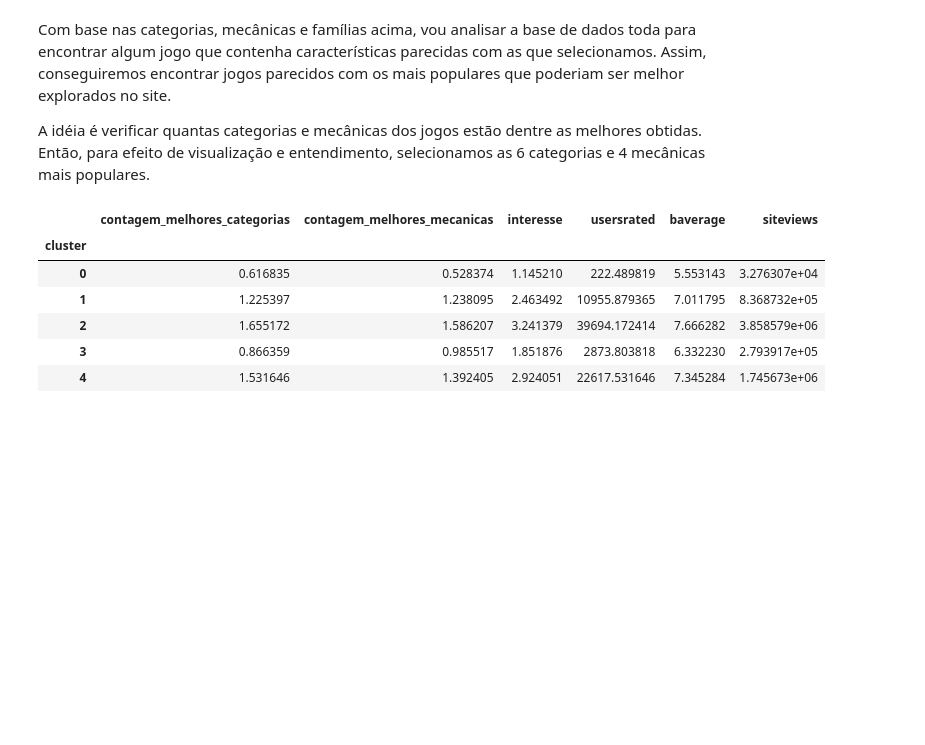
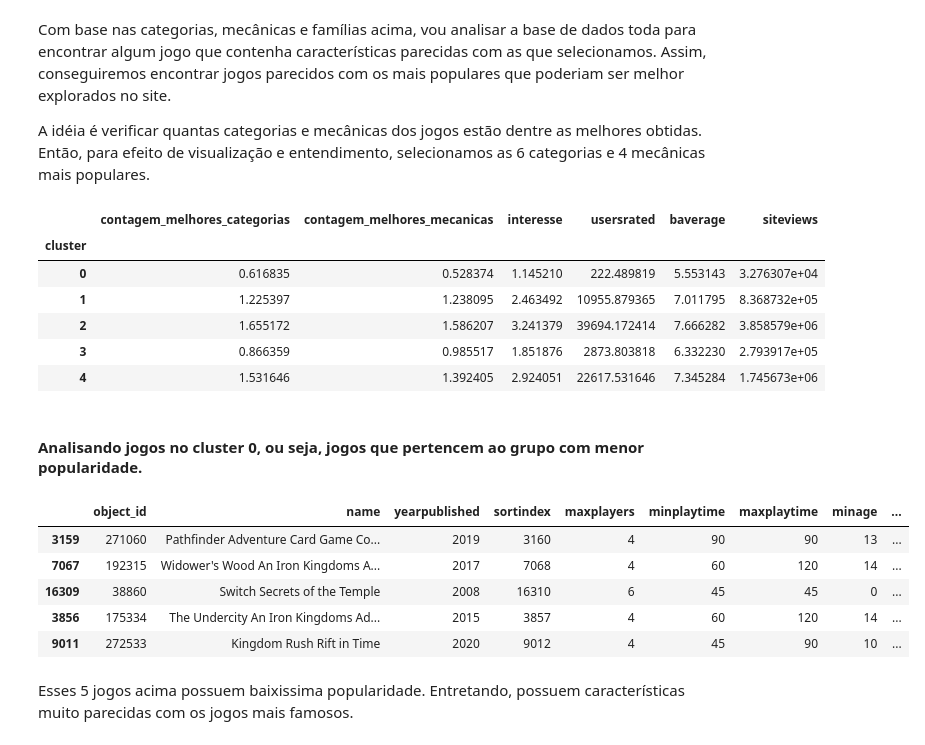
Before and after one commit to enzo-giannoni/Treinamento-1, a Jupyter notebook: storytelling-enzo.ipynb, the cells around one changed output. Drawn from its saved outputs; the diff is of its cells as text; code cells hidden in the pictures; blank space fills up the shorter version.

```diff
--- a/storytelling-enzo.ipynb
+++ b/storytelling-enzo.ipynb
@@ -381,0 +380,13 @@ df_filtrado.query('cluster != 2')
+# %% [markdown]
+#### Analisando jogos no cluster 0, ou seja, jogos que pertencem ao grupo com menor popularidade.
+# %%
+df_filtrado.query('cluster == 0').sort_values(by=['interesse'], ascending=False).head()
+# %% [output]
+|  | object_id | name | yearpublished | sortindex | maxplayers | minplaytime | maxplaytime | minage | ... |
+| 3159 | 271060 | Pathfinder Adventure Card Game Co... | 2019 | 3160 | 4 | 90 | 90 | 13 | ... |
+| 7067 | 192315 | Widower's Wood An Iron Kingdoms A... | 2017 | 7068 | 4 | 60 | 120 | 14 | ... |
+| 16309 | 38860 | Switch Secrets of the Temple | 2008 | 16310 | 6 | 45 | 45 | 0 | ... |
+| 3856 | 175334 | The Undercity An Iron Kingdoms Ad... | 2015 | 3857 | 4 | 60 | 120 | 14 | ... |
+| 9011 | 272533 | Kingdom Rush Rift in Time | 2020 | 9012 | 4 | 45 | 90 | 10 | ... |
+# %% [markdown]
+Esses 5 jogos acima possuem baixissima popularidade. Entretando, possuem características muito parecidas com os jogos mais famosos.
```
Also changed, not shown: parts of 1 cell of this notebook.
